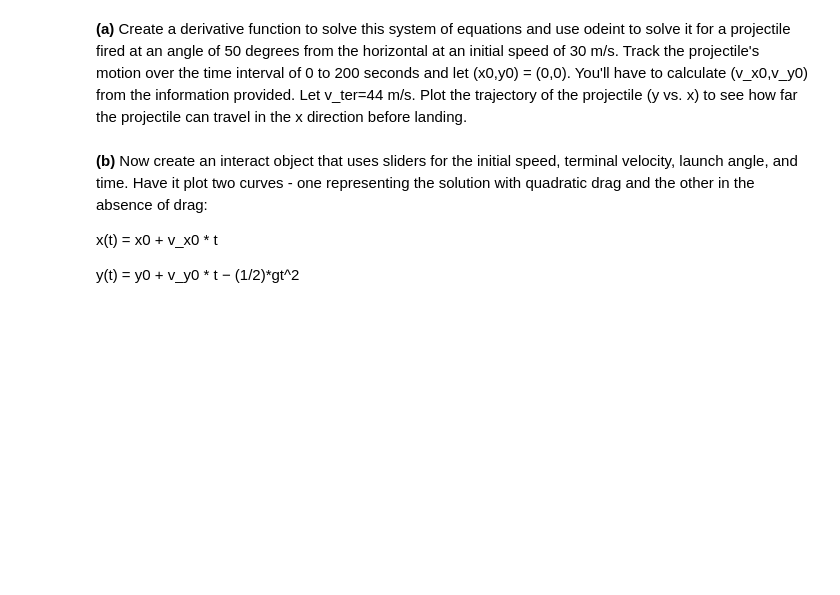
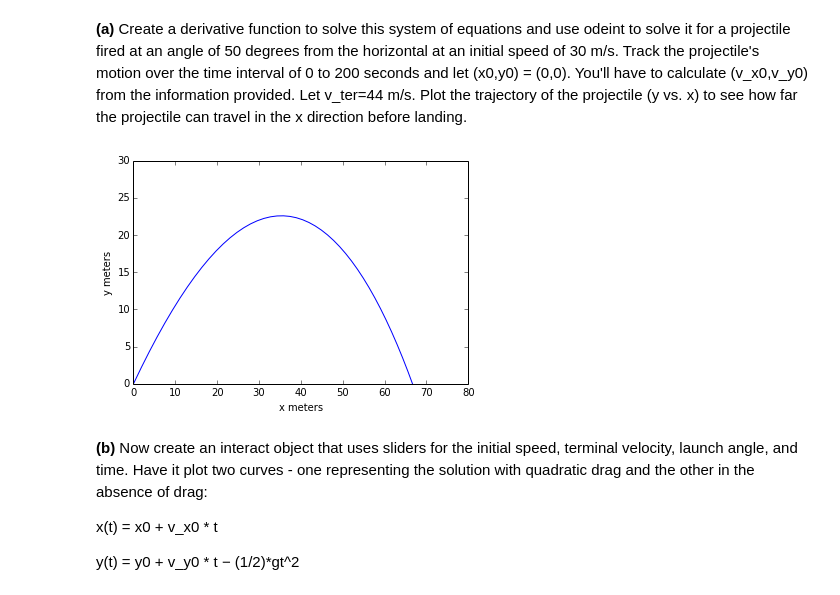
Before and after one commit to slewis06/PHYS202-S14, a Jupyter notebook: SciPy/ODEExercises.ipynb, the cells around one changed output. Saved outputs shown, nothing was run; the diff lists cells and outputs as text; code cells hidden in the pictures; blank space fills up the shorter version.

```diff
--- a/SciPy/ODEExercises.ipynb
+++ b/SciPy/ODEExercises.ipynb
@@ -395,6 +395,47 @@ plt.show()
 ## Question 3
 # %% [markdown]
 **(a)** Create a derivative function to solve this system of equations and use odeint to solve it for a projectile fired at an angle of 50 degrees from the horizontal at an initial speed of 30 m/s. Track the projectile's motion over the time interval of 0 to 200 seconds and let (x0,y0) = (0,0). You'll have to calculate (v_x0,v_y0) from the information provided. Let v_ter=44 m/s. Plot the trajectory of the projectile (y vs. x) to see how far the projectile can travel in the x direction before landing.
+# %%
+def projectile(y,t):
+    vter = 44. #m/s
+    g = -9.81 # m/s^2
+    vx = y[0]
+    vy = y[1]
+    xx = y[2]
+    yy = y[3]
+
+    dvxdt = g*(vx/vter**2)*np.sqrt(vx**2 + vy**2)
+    dvydt = g*(1+(vy/vter**2)*np.sqrt(vx**2 + vy**2))
+
+    return np.array([dvxdt, dvydt, vx, vy])
+# %%
+dt = 0.1 # time step
+
+t = np.arange(0,200+dt,dt)
+
+t[0] = 0.
+x0 = 0.
+y0 = 0.
+vx0 = 30.*np.cos(50.*np.pi/180) #m/s
+vy0 = 30.*np.sin(50.*np.pi/180) #m/s
+
+result = odeint(projectile,np.array([vx0,vy0,x0,y0]),t)
+
+vx = result[:,0]
+vy = result[:,1]
+x = result[:,2]
+y = result[:,3]
+
+
+
+plt.plot(x,y)
+plt.ylim(0,30)
+plt.xlim(0,80)
+plt.xlabel('x meters')
+plt.ylabel('y meters')
+plt.show()
+# %% [output]
+[figure, added]
 # %% [markdown]
 **(b)** Now create an interact object that uses sliders for the initial speed, terminal velocity, launch angle, and time. Have it plot two curves - one representing the solution with quadratic drag and the other in the absence of drag:
 
```
Also changed, not shown: parts of 5 cells of this notebook.
